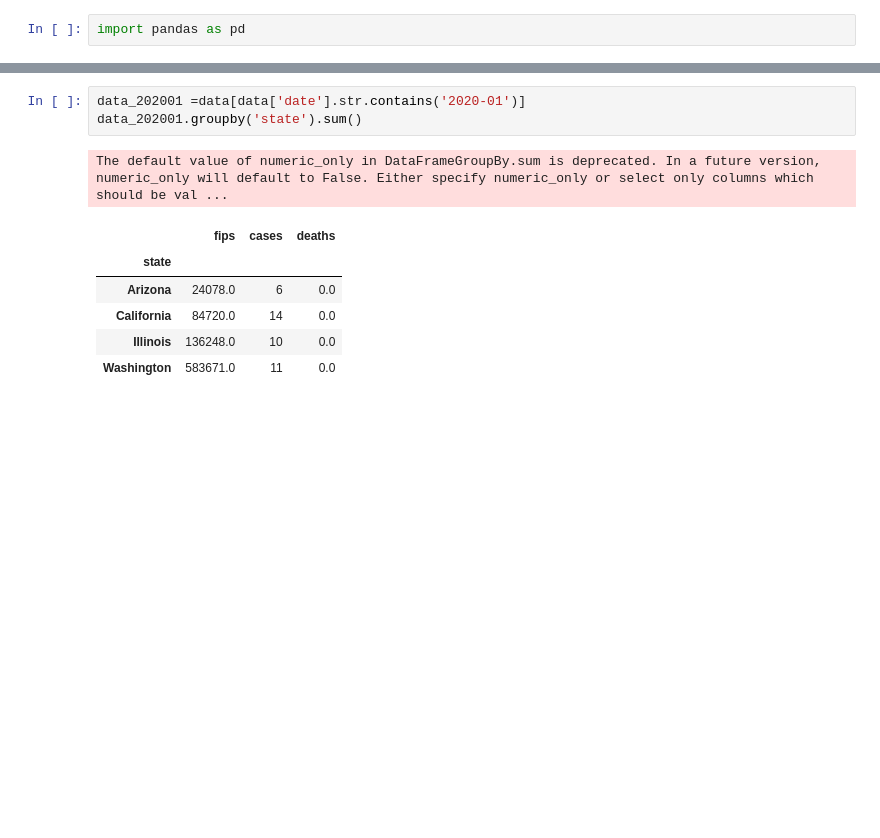
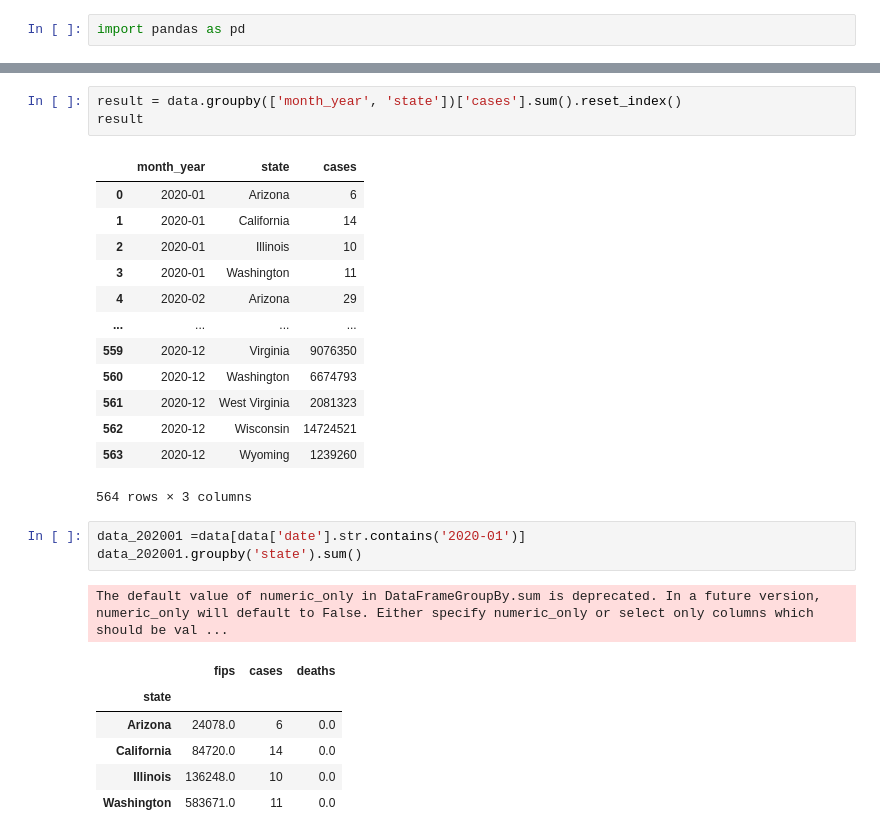
Before and after one commit to Angelinaaaaaaaaaaaa/Covid_prison_visualization, a Jupyter notebook: Untitled.ipynb, the cells around one changed output, grey strips where cells are left out. Cells and saved outputs as stored; diff of their text form; blank space fills up the shorter version.

```diff
--- a/Untitled.ipynb
+++ b/Untitled.ipynb
@@ -22,3 +45,20 @@ data
+# %%
+result = data.groupby(['month_year', 'state'])['cases'].sum().reset_index()
+result
+# %% [output]
+|  | month_year | state | cases |
+| 0 | 2020-01 | Arizona | 6 |
+| 1 | 2020-01 | California | 14 |
+| 2 | 2020-01 | Illinois | 10 |
+| 3 | 2020-01 | Washington | 11 |
+| 4 | 2020-02 | Arizona | 29 |
+| ... | ... | ... | ... |
+| 559 | 2020-12 | Virginia | 9076350 |
+| 560 | 2020-12 | Washington | 6674793 |
+| 561 | 2020-12 | West Virginia | 2081323 |
+| 562 | 2020-12 | Wisconsin | 14724521 |
+| 563 | 2020-12 | Wyoming | 1239260 |
+564 rows × 3 columns
 # %%
 data_202001 =data[data['date'].str.contains('2020-01')]
 data_202001.groupby('state').sum()
```
Also changed, not shown: parts of 6 cells of this notebook, 9 other files.
